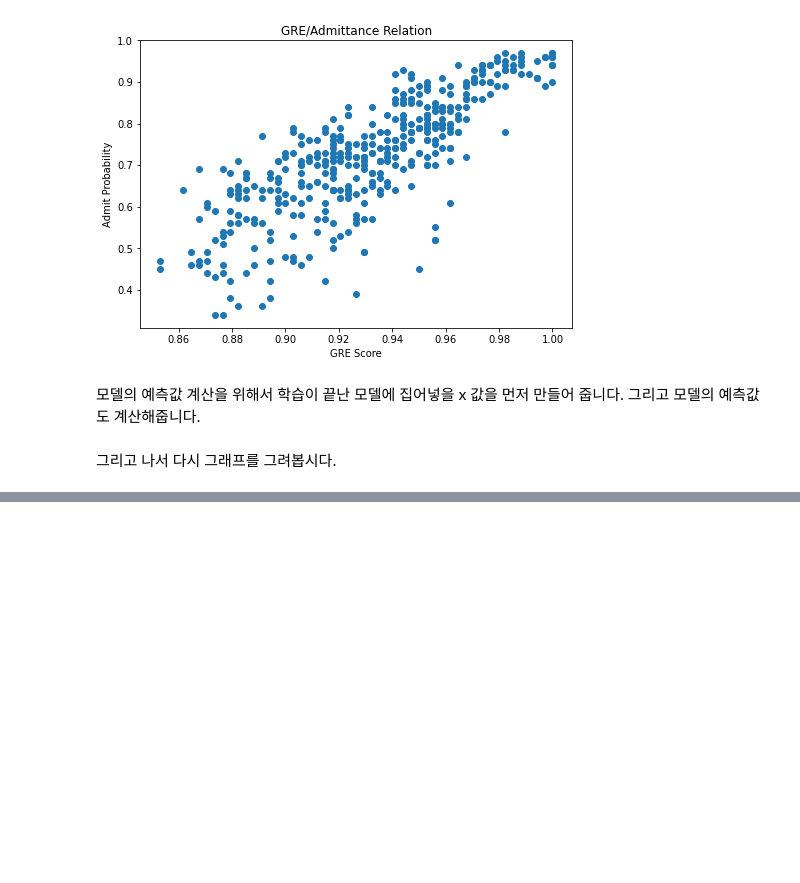
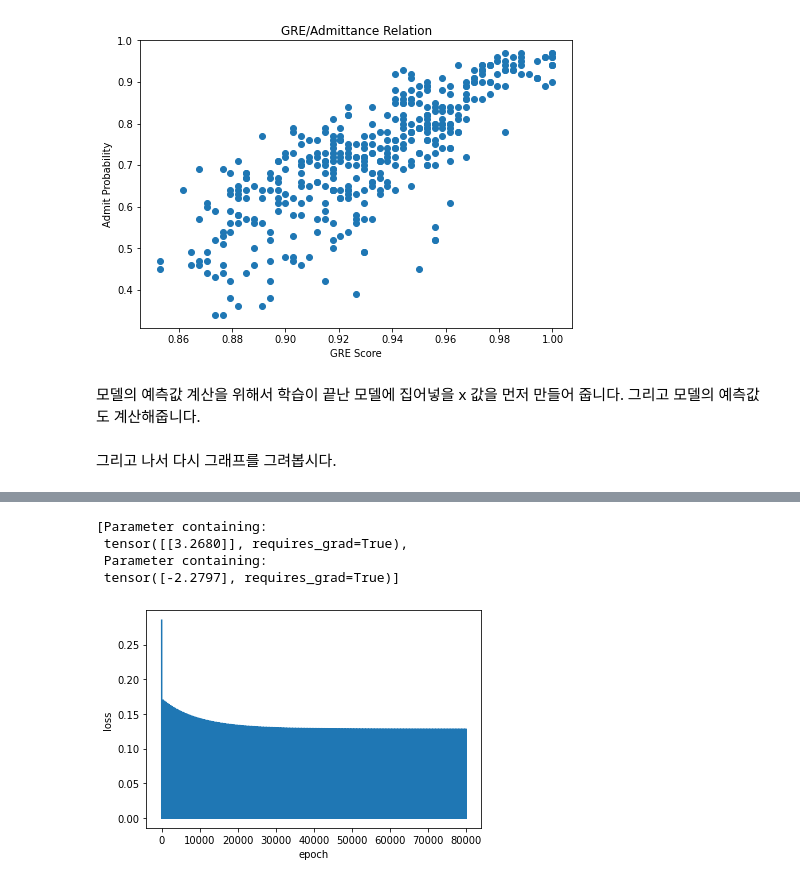
Before and after one commit to chesterroh/cosmax_ai_class, a Jupyter notebook: 02_numpy_linear_regression.ipynb, the cells around one changed output, grey strips where cells are left out. Saved outputs shown, nothing was run; the diff lists cells and outputs as text; code cells hidden in the pictures; blank space fills up the shorter version.

Commit message:
02_numpy_linear_regression updated

```diff
--- a/02_numpy_linear_regression.ipynb
+++ b/02_numpy_linear_regression.ipynb
@@ -311,0 +317,20 @@ plt.show()
+# %%
+# hyper-parameter 를 정의합니다.
+epoch = 200
+lr = 0.1
+
+# 하나의 Weight 와 하나의 Bias 가 들어간 Linear model 이 하나 생깁니다.
+# Y = wx + b 와 똑같은 표현입니다.
+model = nn.Linear(1,1)
+
+# model 에 들어 있는 parameter 들의 초기값을 출력해봅시다.
+print(list(model.parameters()))
+
+# Mean Squared Error 를 loss 로 설정합니다.
+loss_fn = nn.MSELoss()
+
+# Optimizer 로 SGD (Stochastic Gradient Descent) 를 사용합니다.
+
+optimizer = optim.SGD(model.parameters(), lr = lr)
+
+# 본격적인 학습을 시작합니다.
@@ -311,0 +341,15 @@ plt.show()
+# %%
+loss_trail = []
+for i in range(epoch):
+    running_loss = 0.0
+    for data in my_dataloader:
+        x, y = data
+        optimizer.zero_grad()
+        output = model(x)
+        loss = loss_fn(output, y)
+        loss_trail.append(loss)
+        loss.backward()
+        optimizer.step()
+
+    if i % 10 == 0 :   # 10 epoch 을 돌때마다 loss 값을 출력해봅니다.
+        print("epoch %d, loss: %f" % (i,loss_trail[-1]))
@@ -311,0 +377,16 @@ plt.show()
+# %%
+# 학습이 끝난 Paramter 의 값을 볼까요.
+
+list(model.parameters())
+# %% [output]
+[Parameter containing:
+ tensor([[3.2680]], requires_grad=True),
+ Parameter containing:
+ tensor([-2.2797], requires_grad=True)]
+# %%
+plt.plot(range(len(loss_trail)), loss_trail)
+plt.ylabel('loss')
+plt.xlabel('epoch')
+plt.show()
+# %% [output]
+[figure, added]
```
Also changed, not shown: parts of 14 cells of this notebook, 1 other file.
